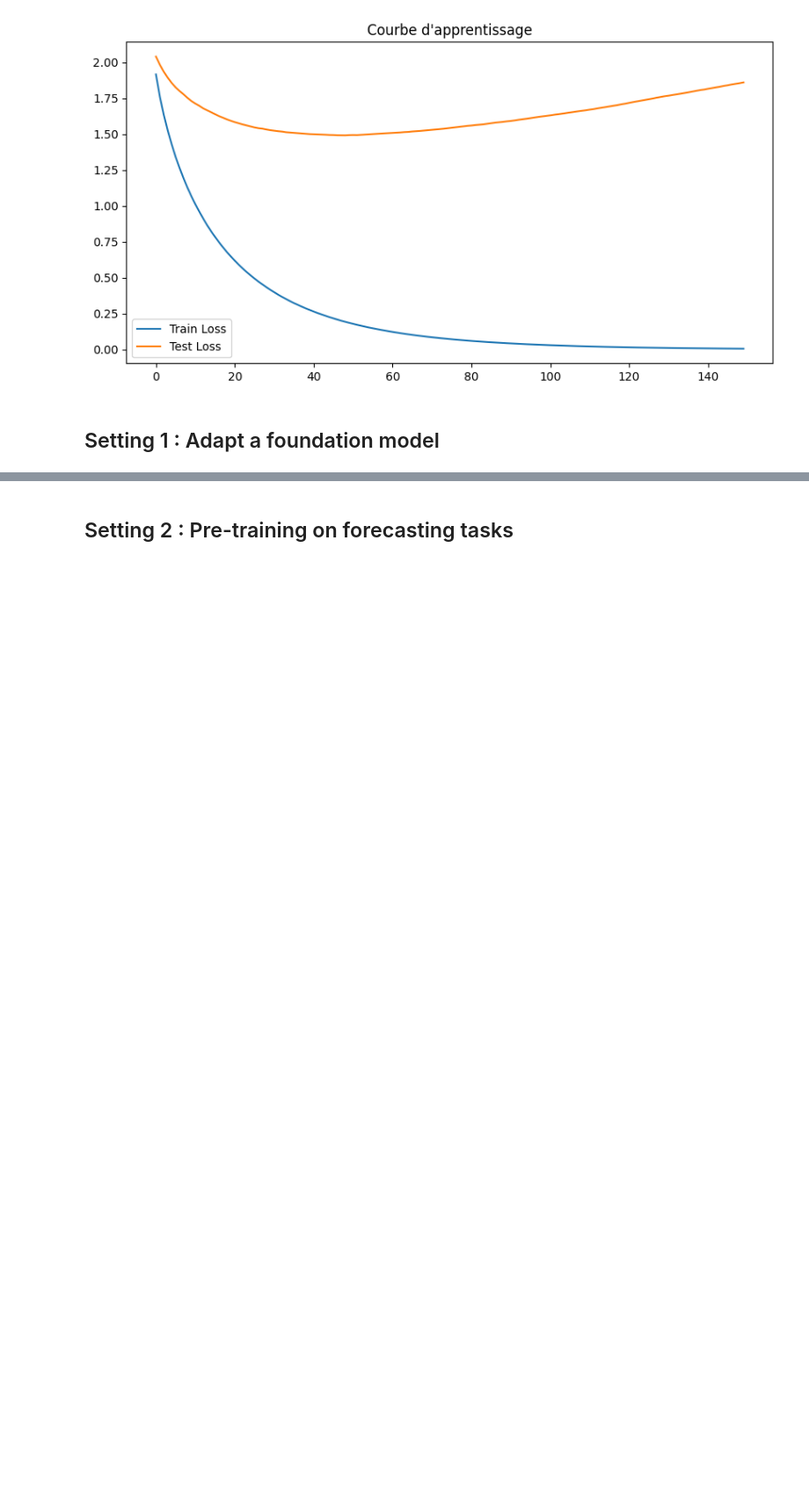
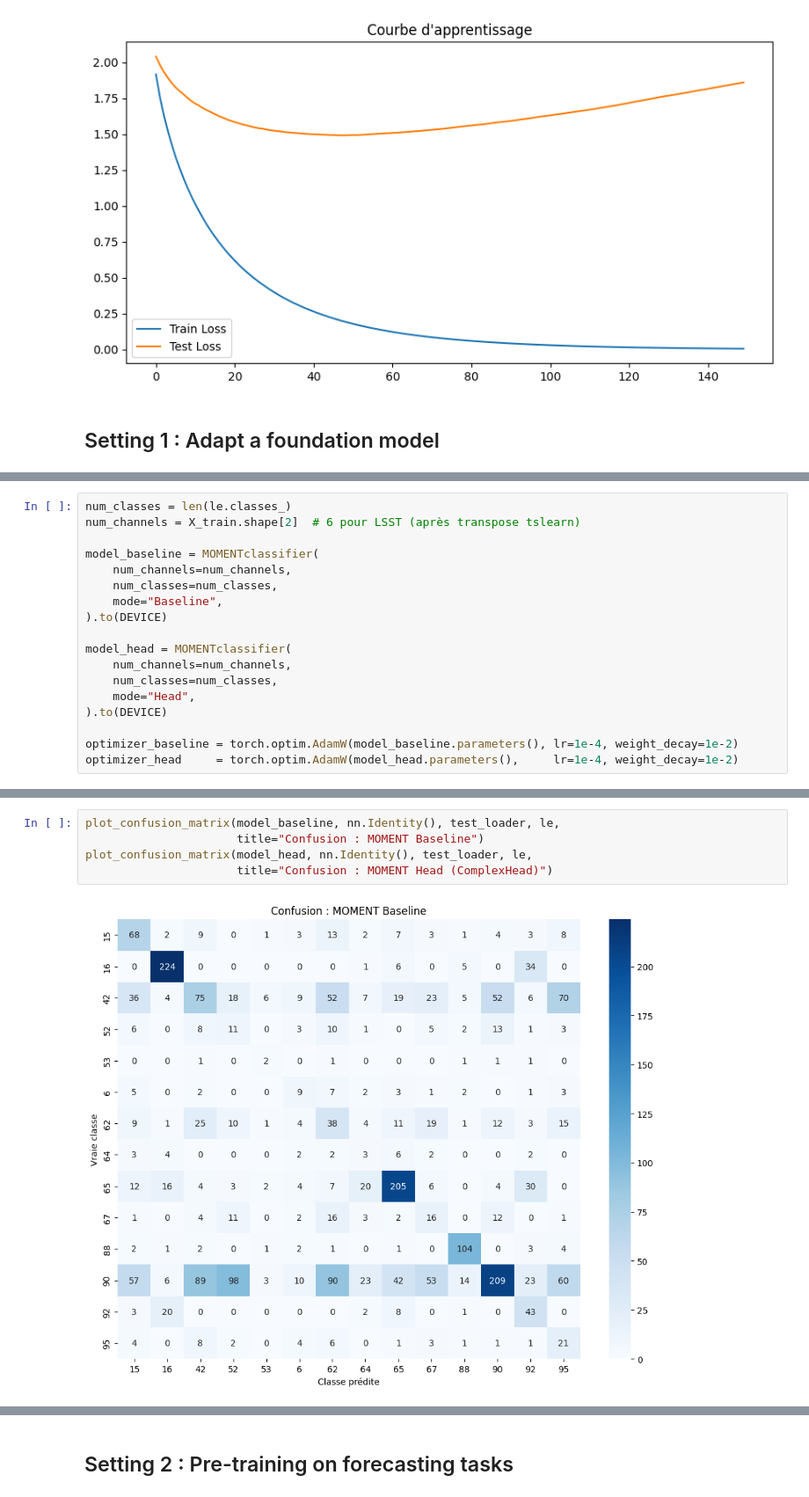
Before and after one commit to scartriche/lsst-moment-classification, a Jupyter notebook: time-series-project.ipynb, the cells around one changed output, grey strips where cells are left out. Shown at 88% size. Cells and saved outputs as stored; diff of their text form; blank space fills up the shorter version.

```diff
--- a/time-series-project.ipynb
+++ b/time-series-project.ipynb
@@ -676,0 +745,18 @@ Epoch [10/10] | Train F1: 0.3462 | Test F1: 0.2322 | Loss: 1.4286
+# %%
+num_classes = len(le.classes_)
+num_channels = X_train.shape[2]  # 6 pour LSST (après transpose tslearn)
+
+model_baseline = MOMENTclassifier(
+    num_channels=num_channels,
+    num_classes=num_classes,
+    mode="Baseline",
+).to(DEVICE)
+
+model_head = MOMENTclassifier(
+    num_channels=num_channels,
+    num_classes=num_classes,
+    mode="Head",
+).to(DEVICE)
+
+optimizer_baseline = torch.optim.AdamW(model_baseline.parameters(), lr=1e-4, weight_decay=1e-2)
+optimizer_head     = torch.optim.AdamW(model_head.parameters(),     lr=1e-4, weight_decay=1e-2)
@@ -676,0 +861,7 @@ Epoch [10/10] | Train F1: 0.3462 | Test F1: 0.2322 | Loss: 1.4286
+# %%
+plot_confusion_matrix(model_baseline, nn.Identity(), test_loader, le,
+                      title="Confusion : MOMENT Baseline")
+plot_confusion_matrix(model_head, nn.Identity(), test_loader, le,
+                      title="Confusion : MOMENT Head (ComplexHead)")
+# %% [output]
+[figure, added]
```
Also changed, not shown: parts of 42 cells of this notebook.
